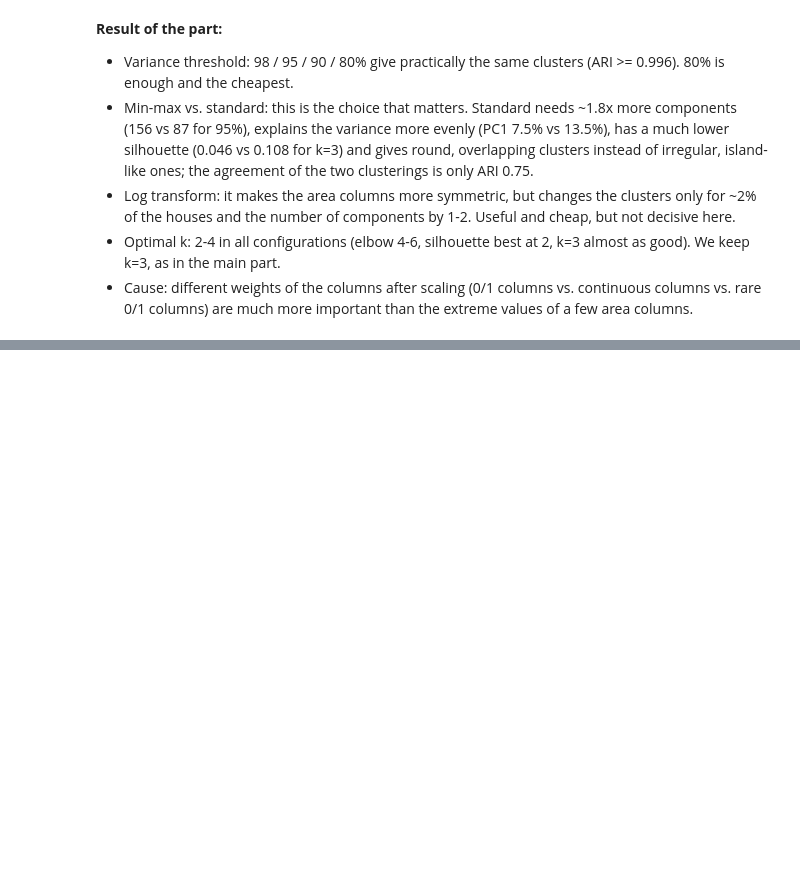
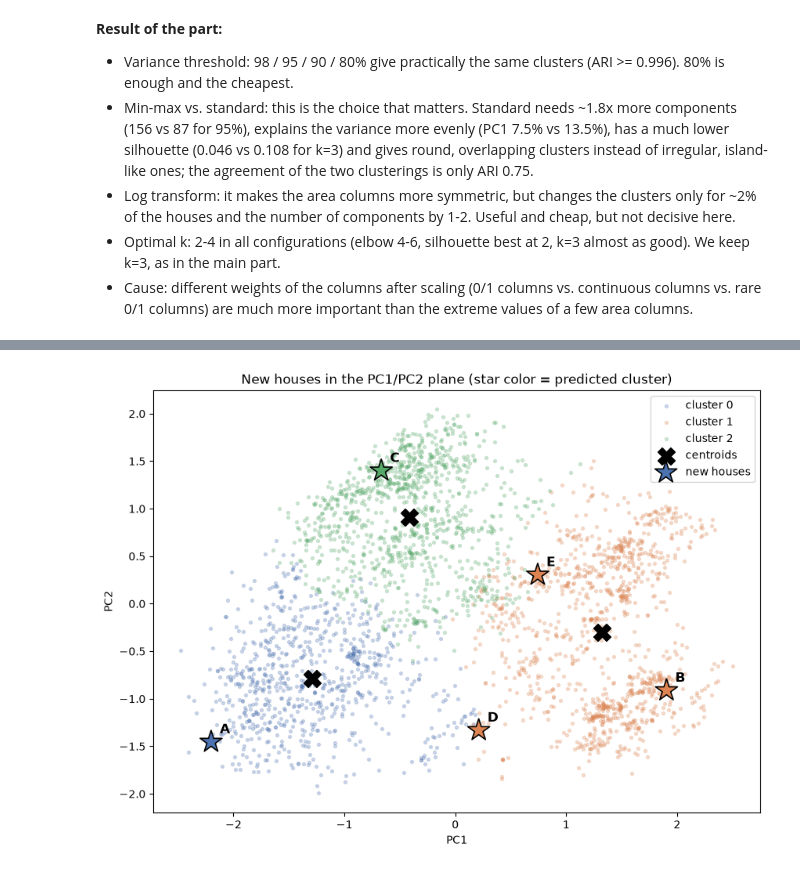
Before and after one commit to Maroscsak-Daniel/Labor-ML-, a Jupyter notebook: L3/L3_PCA_KMeansClustering.ipynb, the cells around one changed output, grey strips where cells are left out. Saved outputs shown, nothing was run; the diff lists cells and outputs as text; code cells hidden in the pictures; blank space fills up the shorter version.

```diff
--- a/L3/L3_PCA_KMeansClustering.ipynb
+++ b/L3/L3_PCA_KMeansClustering.ipynb
@@ -833,0 +1036,10 @@ median Lot Area of houses that change / stay: 7892.0 / 9459.5
+# %%
+X_new = encode(new_houses, columns=FEATURE_COLUMNS)                  # 1. same encoding, same 249 columns
+X_new_scaled = final_scaler.transform(X_new)                          # 2. min-max with the min/max of the TRAINING data
+Z_new = final_pca.transform(X_new_scaled)[:, :final_n_components]     # 3. into the PC space, first 87 components
+pred = final_kmeans.predict(Z_new)                                    # 4. nearest centroid
+
+result = pd.DataFrame(final_kmeans.transform(Z_new).round(2), index=new_houses.index,
+                      columns=[f"distance to {c}" for c in range(K_FINAL)])
+result.insert(0, "cluster", pred)
+result
@@ -833,0 +1053,19 @@ median Lot Area of houses that change / stay: 7892.0 / 9459.5
+# %%
+Z_train = X_pca[FINAL_THRESHOLD]
+centers = final_kmeans.cluster_centers_
+
+fig, ax = plt.subplots(figsize=(10, 7))
+for c in range(K_FINAL):
+    m = final_labels == c
+    ax.scatter(Z_train[m, 0], Z_train[m, 1], s=8, alpha=0.25, color=PALETTE[c], label=f"cluster {c}")
+ax.scatter(centers[:, 0], centers[:, 1], marker="X", s=250, color="black", label="centroids")
+ax.scatter(Z_new[:, 0], Z_new[:, 1], marker="*", s=450, color=[PALETTE[p] for p in pred],
+           edgecolor="black", linewidth=1.2, label="new houses")
+for (x, y), name in zip(Z_new[:, :2], new_houses.index):
+    ax.annotate(name.split(":")[0], (x, y), xytext=(8, 8), textcoords="offset points", fontsize=12, fontweight="bold")
+ax.set_xlabel("PC1"); ax.set_ylabel("PC2")
+ax.set_title("New houses in the PC1/PC2 plane (star color = predicted cluster)")
+ax.legend()
+plt.show()
+# %% [output]
+[figure, added]
```
Also changed, not shown: parts of 11 cells of this notebook.
